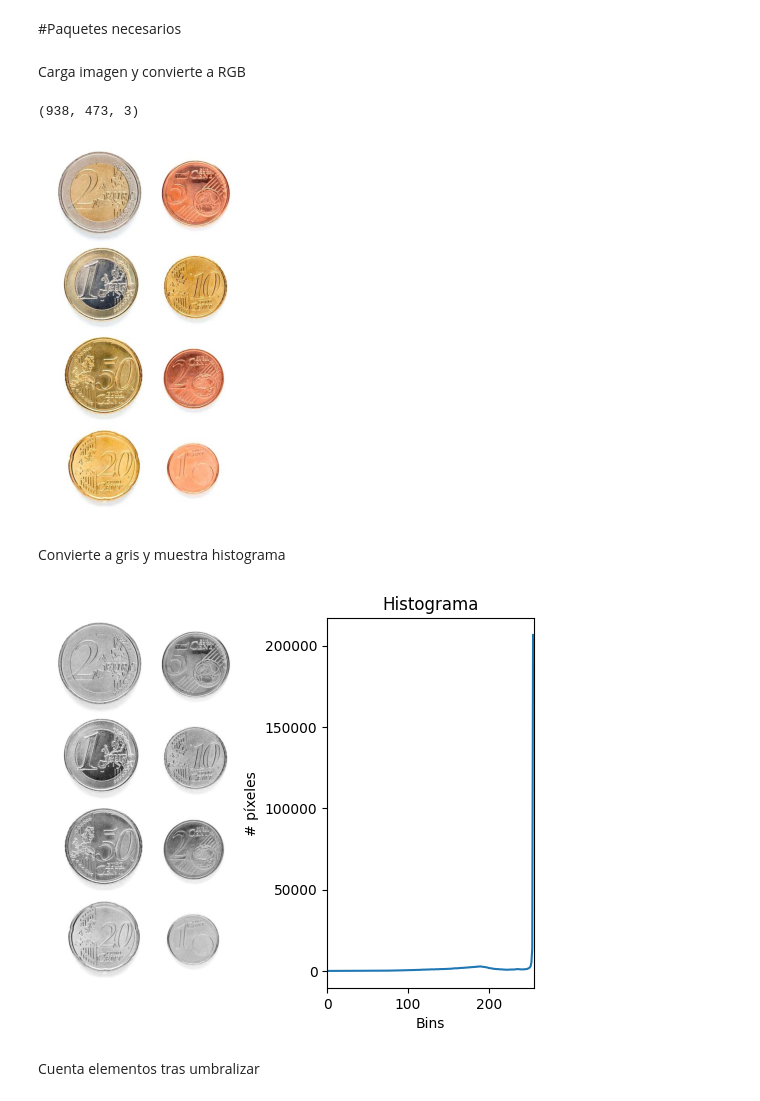
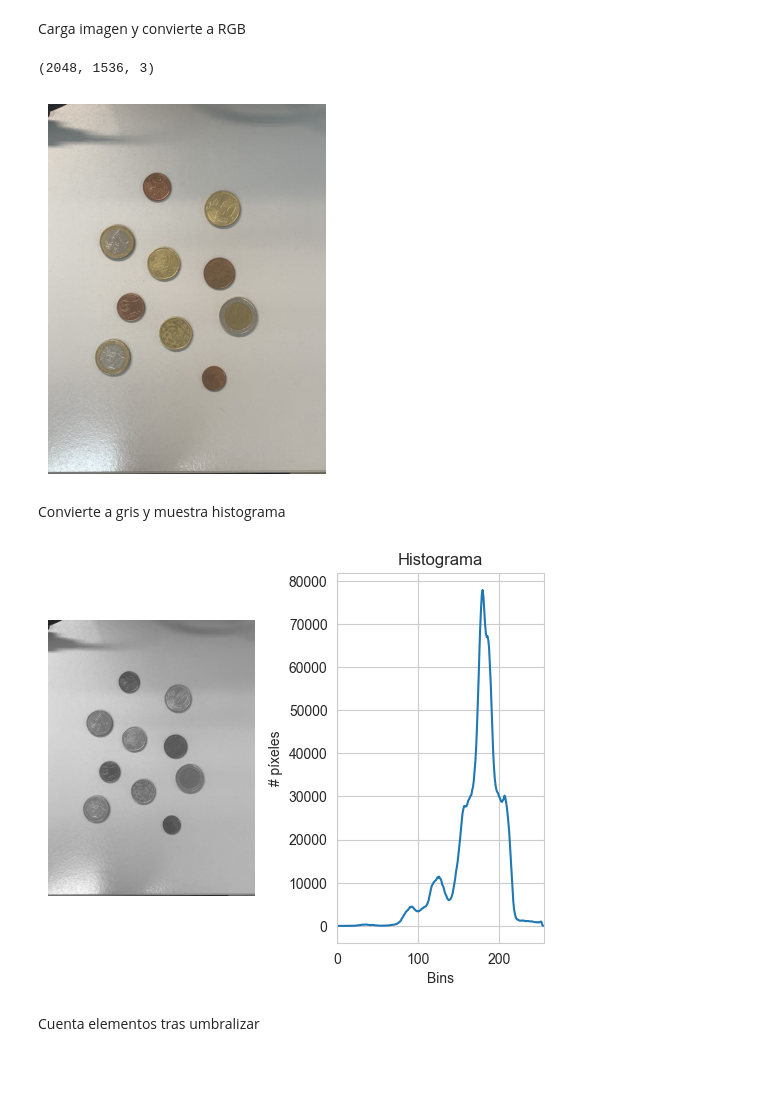
Before and after one commit to david-koschel/practica-2, a Jupyter notebook: VC_P3.ipynb, the cells around one changed output. Drawn from its saved outputs; the diff is of its cells as text; code cells hidden in the pictures; blank space fills up the shorter version.

```diff
--- a/VC_P3.ipynb
+++ b/VC_P3.ipynb
@@ -1,5 +1,3 @@
-# %% [markdown]
-#Paquetes necesarios
 # %%
 import cv2
 import numpy as np
@@ -8,17 +6,17 @@ import matplotlib.pyplot as plt
 Carga imagen y convierte a RGB
 # %%
 #Carga imagen ejemplo con monedas
-img = cv2.imread('Monedas.jpg')
+img = cv2.imread('moneditas.JPEG')
 print(img.shape)
 #Recordar que OpenCV lee las imágenes en BGR, por lo que convertimos para visualizr a RGB
 img_rgb = cv2.cvtColor(img, cv2.COLOR_BGR2RGB)
 
 plt.axis("off")
 plt.imshow(img_rgb)
 plt.show()
 # %% [output]
-(938, 473, 3)
+(2048, 1536, 3)
-[figure, old version]
+[figure, new version]
 # %% [markdown]
 Convierte a gris y muestra histograma
 # %%
@@ -43,7 +41,7 @@ plt.xlim([0, 256])
 # Separo subplots horizontalmente
 plt.subplots_adjust(wspace=0.4)
 # %% [output]
-[figure, old version]
+[figure, new version]
 # %% [markdown]
 Cuenta elementos tras umbralizar
 # %%
```
Also changed, not shown: parts of 7 cells of this notebook, 9 other files.
